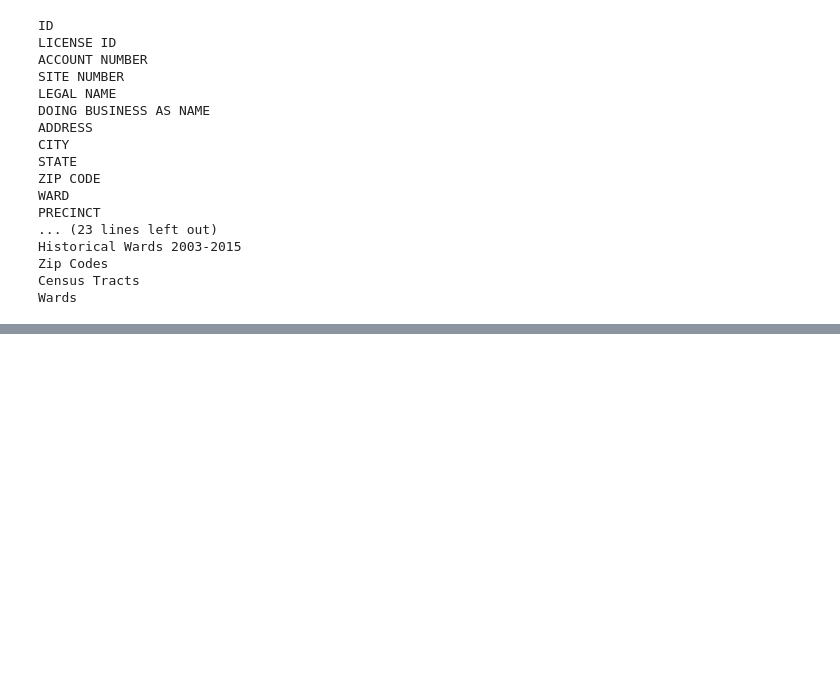
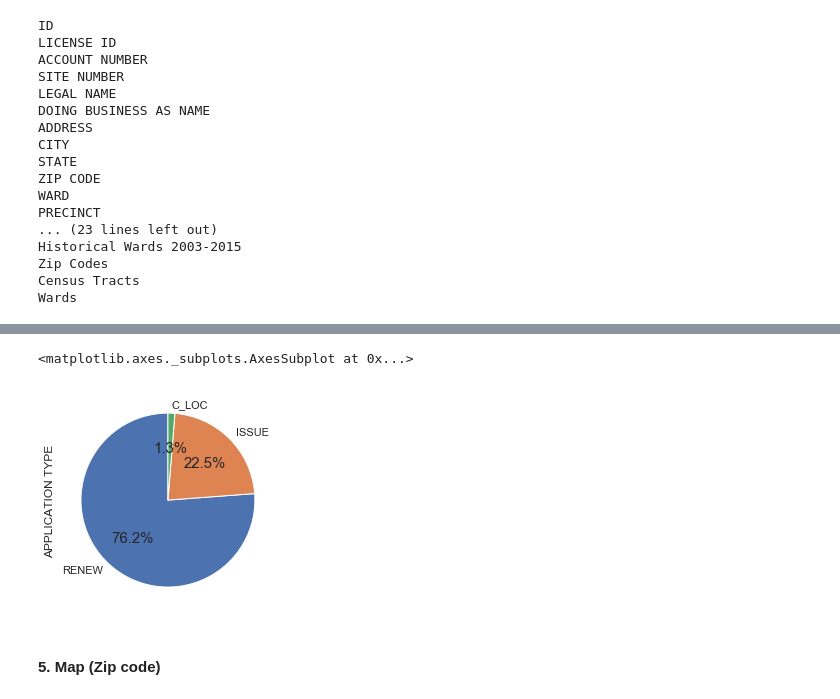
Before and after one commit to Lei-Gu/ETL-Project, a Jupyter notebook: Chicago License Info.ipynb, the cells around one changed output, grey strips where cells are left out. Saved outputs shown, nothing was run; the diff lists cells and outputs as text; code cells hidden in the pictures; blank space fills up the shorter version.

```diff
--- a/Chicago License Info.ipynb
+++ b/Chicago License Info.ipynb
@@ -99,0 +181,8 @@ license_3 = license_df[['ID', 'LICENSE ID', 'ACCOUNT NUMBER', 'SITE NUMBER', 'LE
+# %%
+license_3_3.head(3).plot.pie( autopct='%1.1f%%',pctdistance=0.6,startangle=90)
+# plt.pie(data, autopct='%1.1f%%', startangle=90, pctdistance=0.6);
+# %% [output]
+<matplotlib.axes._subplots.AxesSubplot at 0x...>
+[figure, added]
+# %% [markdown]
+#### 5. Map (Zip code)
```
Also changed, not shown: parts of 19 cells of this notebook, 1 other file.
